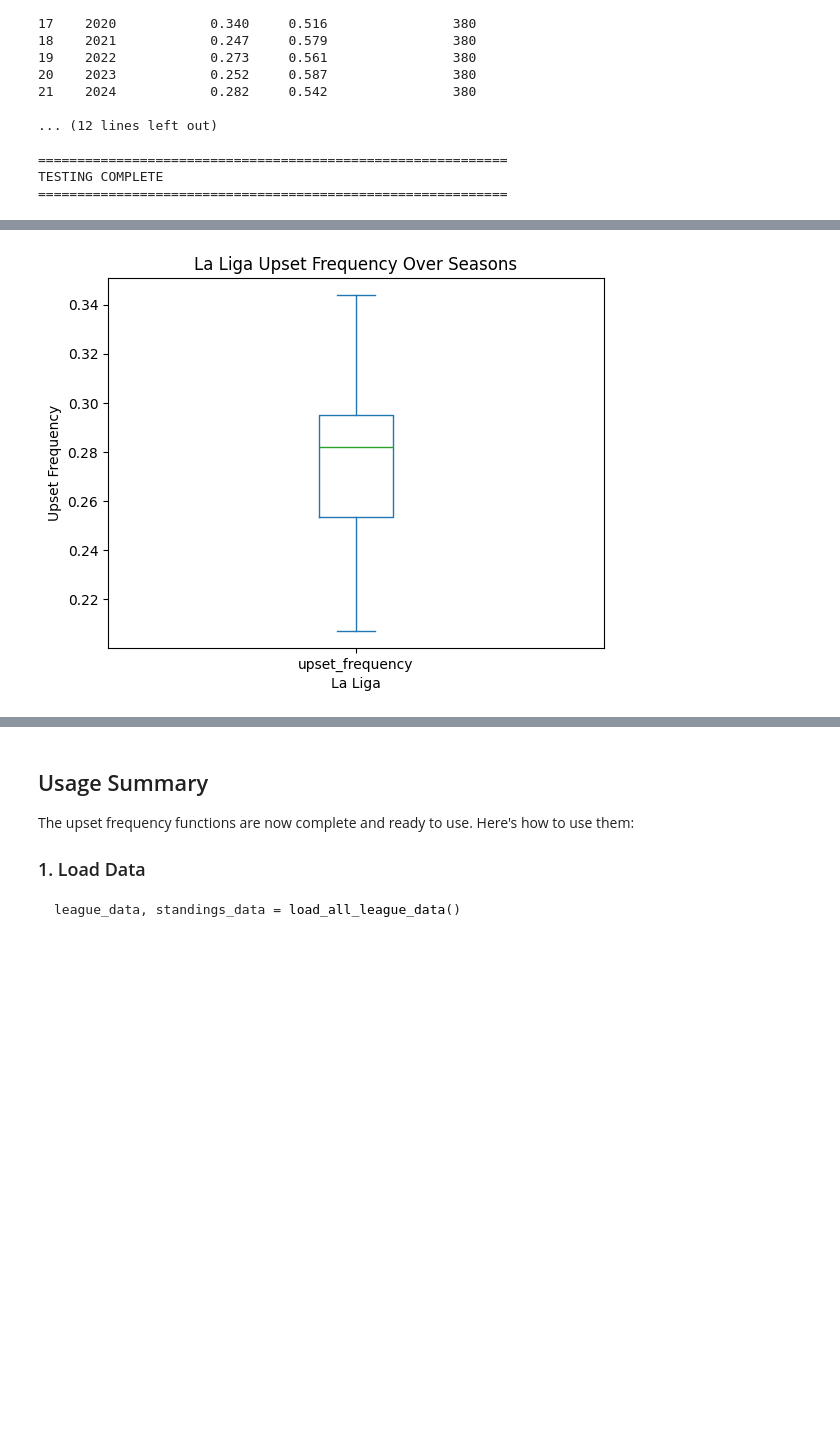
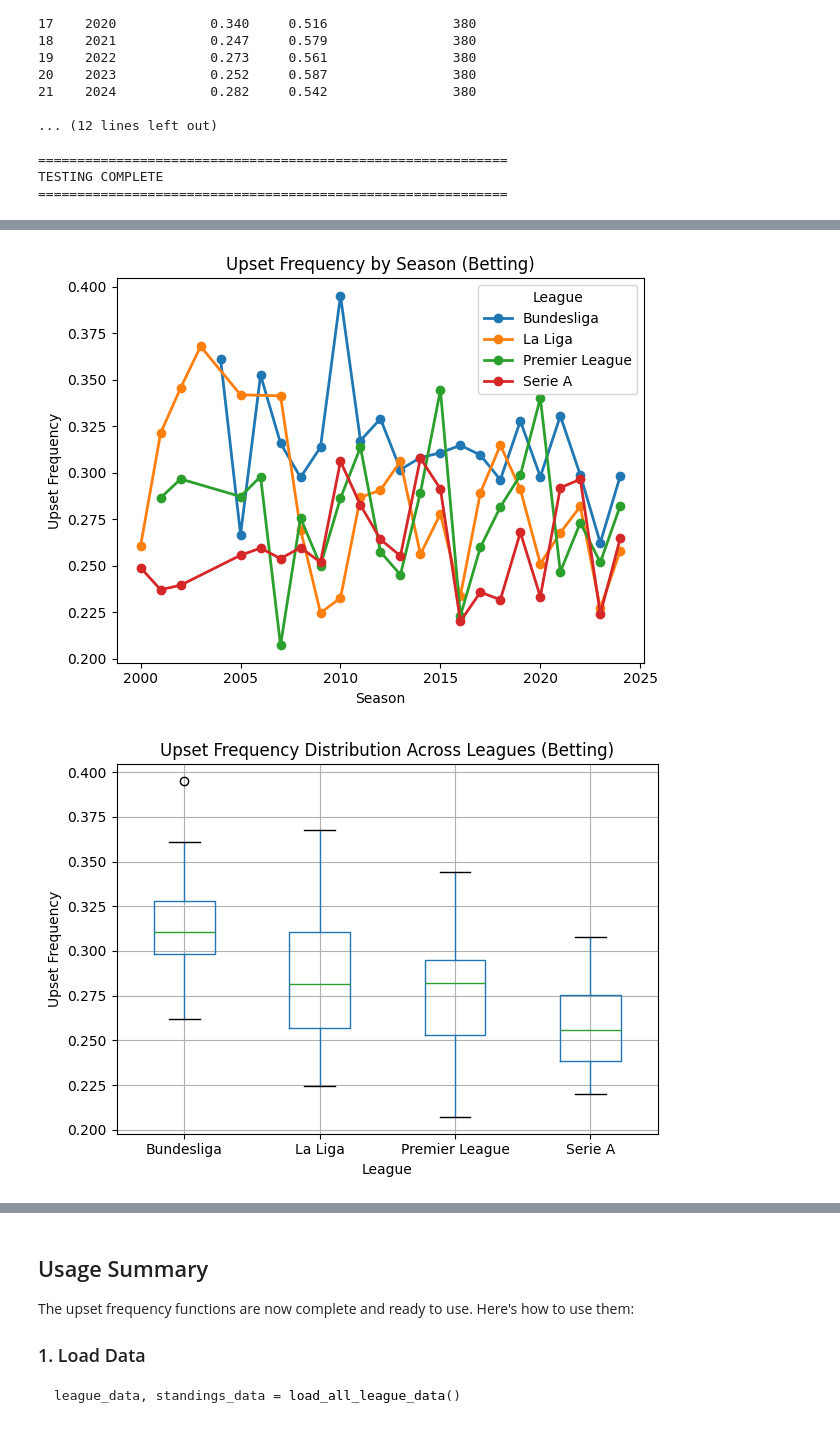
Before and after one commit to mikeyautorino2/skillvsluck, a Jupyter notebook: data/european_soccer/code/upset_frequency.ipynb, the cells around one changed output, grey strips where cells are left out. Cells and saved outputs as stored; diff of their text form; code cells hidden in the pictures; blank space fills up the shorter version.

Commit message:
added combined plots and also added standings plots

```diff
--- a/data/european_soccer/code/upset_frequency.ipynb
+++ b/data/european_soccer/code/upset_frequency.ipynb
@@ -480,3 +501,54 @@ TypeError: season_ranking_expectation() missing 1 required positional argument:
 # %%
+# Create combined Plots
+ax = None
+
+for league, df in combined_seasonal.groupby("league"):
+    ax = df.plot(
+        x="season", y="upset_frequency", kind="line", ax=ax, label=league, marker='o',          # circle marker
+        linestyle='-',       # line between points
+        markersize=6,        # size of dots
+        linewidth=2
+
+    )
+
+plt.title("Upset Frequency by Season (Betting)")
+plt.xlabel("Season")
+plt.ylabel("Upset Frequency")
+plt.legend(title="League")
+plt.tight_layout()
+plt.savefig("betting_combined_line_upset_freq.png")
+
+
+combined_seasonal.boxplot(column="upset_frequency", by="league")
+plt.title("Upset Frequency Distribution Across Leagues (Betting)")
+plt.suptitle("")  # removes default "Boxplot grouped by" text
+plt.xlabel("League")
+plt.ylabel("Upset Frequency")
+plt.tight_layout()
+plt.savefig("betting_combined_box_upset_freq.png")
+
+
+# Compute average upset frequency per team
+avg_team_freq = (
+    combined_team.groupby(["league"])["upset_frequency_overall"]
+    .mean()
+    .reset_index().sort_values(by = "upset_frequency_overall", ascending=True)
+)
+
+import seaborn as sns
+plt.figure(figsize=(10, 6))
+sns.barplot(
+    data=avg_team_freq,
+    x="league",
+    y="upset_frequency_overall",
+    hue="league"
+)
+plt.title("Average Upset Frequency by League (Betting)")
+plt.xlabel("League")
+plt.ylabel("Upset Frequency")
+plt.xticks()
+plt.tight_layout()
+plt.savefig("betting_combined_bar_team_upset_freq.png")
 # %% [output]
-[figure, old version]
+[figure, new version]
+[figure, added]
```
Also changed, not shown: parts of 2 cells of this notebook, 26 other files.
